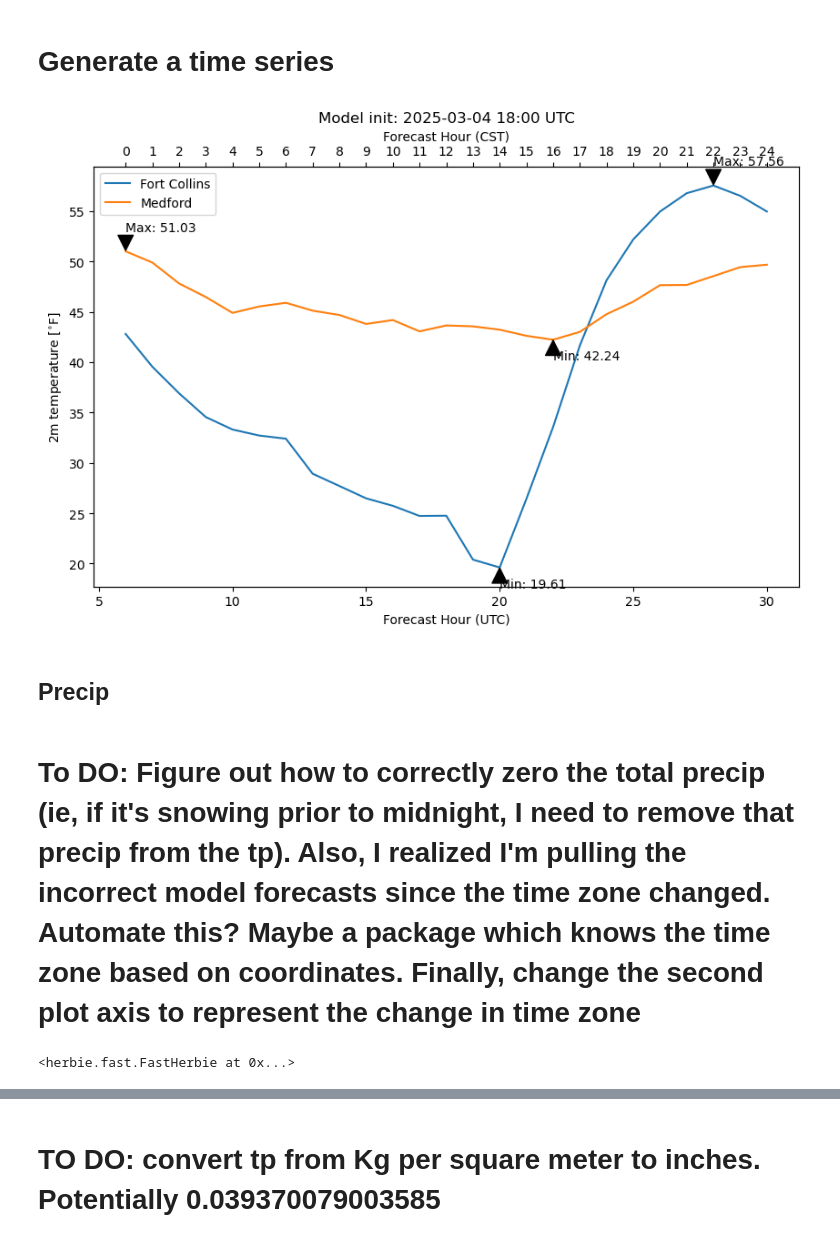
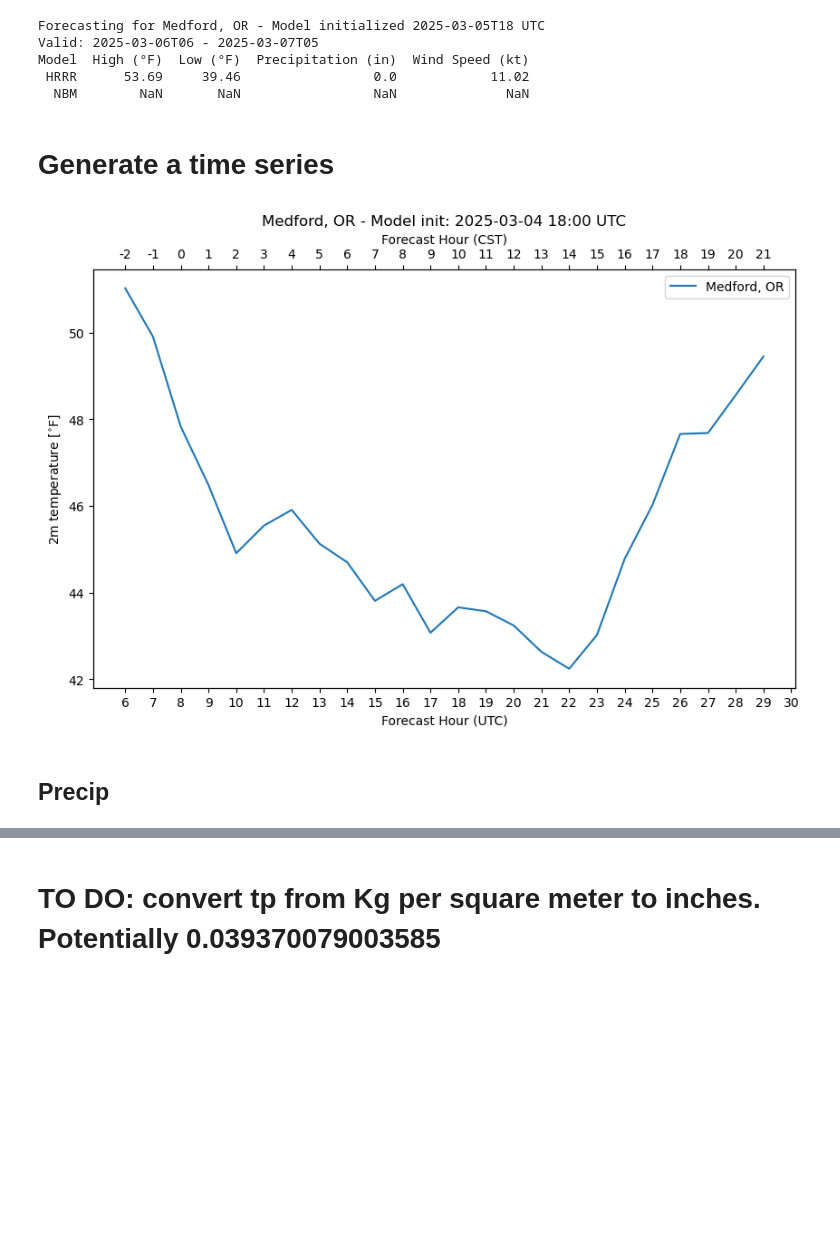
Before and after one commit to jameslarsonclimate/website, a Jupyter notebook: pull_NWP_data.ipynb, the cells around one changed output, grey strips where cells are left out. Drawn from its saved outputs; the diff is of its cells as text; code cells hidden in the pictures; blank space fills up the shorter version.

```diff
--- a/pull_NWP_data.ipynb
+++ b/pull_NWP_data.ipynb
@@ -90,3 +74,28 @@ plt.tight_layout()
+# %%
+# Create the title
+title = f"Forecasting for {cityName} - Model initialized {str(model_init)} UTC\nValid: {str(model_valid_times[0])} - {str(model_valid_times[-1])}"
+# {tomorrow.strftime('%B %d')} 06UTC - {day_after_tomorrow.strftime('%B %d')} 06UTC"
+
+# Create the table
+data = {
+    "Model": ["HRRR", "NBM"],
+    "High (°F)": [t2m_max_HRRR, np.nan],  # Replace np.nan with actual values if available
+    "Low (°F)": [t2m_min_HRRR, np.nan],   # Replace np.nan with actual values if available
+    "Precipitation (in)": [tp_max_HRRR, np.nan],  # Replace np.nan with actual values if available
+    "Wind Speed (kt)": [si10_max_HRRR, np.nan]  # Replace np.nan with actual values if available
+}
+
+df_forecast = pd.DataFrame(data).round(2)
+
+# Print the title and table without row numbers
+print(title)
+print(df_forecast.to_string(index=False))
+# %% [output]
+Forecasting for Medford, OR - Model initialized 2025-03-05T18 UTC
+Valid: 2025-03-06T06 - 2025-03-07T05
+Model  High (°F)  Low (°F)  Precipitation (in)  Wind Speed (kt)
+ HRRR      53.69     39.46                 0.0            11.02
+  NBM        NaN       NaN                 NaN              NaN
 # %% [markdown]
 # Generate a time series
 # %%
@@ -95,83 +104,55 @@ H = FastHerbie(
     [get_latest_forecast_cycle()],
     model="hrrr",
     product="sfc",
-    fxx=list(range(6, 31)),
+    fxx=list(range(6, 30)),
 )
-
-points = pd.DataFrame({"longitude": [-105.082396, -122.873062], # [Fort Collins, Medford, OR]
-                       "latitude": [40.548843, 42.368191],
-                       })
 
 t2m_ds = H.xarray("TMP:2 m above", backend_kwargs={'decode_times':False}
                   ).herbie.pick_points(points, method="nearest")
 
-t2m_ds
+t2m_ds = (t2m_ds['t2m'] - 273.15) * 1.8 + 32
 
-t2m_ds = (t2m_ds['t2m'] - 273.15) * 1.8 + 32
+# t2m_ds
 # %%
 # Create the plot
 fig, ax1 = plt.subplots(figsize=(10, 6))
 
 # Add title with datetime_index
-plt.title(f"Model init: {get_latest_forecast_cycle().strftime('%Y-%m-%d %H:%M')} UTC")
+plt.title(f"{cityName} - Model init: {get_latest_forecast_cycle().strftime('%Y-%m-%d %H:%M')} UTC")
 
-fort_collins = t2m_ds.sel(point=0).values
-city2 = t2m_ds.sel(point=1).values
+city2 = t2m_ds.sel(point=0).values
 
 # Plot on primary axis (UTC)
-ax1.plot(np.arange(6,31), fort_collins, label='Fort Collins')
-ax1.plot(np.arange(6,31), city2, label='Medford')
+ax1.plot(np.arange(6,30), city2, label=cityName)
 ax1.set_xlabel('Forecast Hour (UTC)')
 ax1.set_ylabel(r'2m temperature [$^{\circ}$F]')
+ax1.set_xticks(np.arange(6,31))
 
 # Create secondary x-axis for CST
 ax2 = ax1.twiny()
 cst_hours = np.arange(0,25)  # UTC-6
 ax2.set_xlim(ax1.get_xlim())
-ax2.set_xticks(np.arange(6,31))
-ax2.set_xticklabels([str(h-6) for h in range(6,31)])
+ax2.set_xticks(np.arange(6,30))
+ax2.set_xticklabels([str(h-8) for h in range(6,30)])
 ax2.set_xlabel('Forecast Hour (CST)')
 
-# Annotate max and min for Fort Collins
-max_fc = np.max(fort_collins)
-min_fc = np.min(fort_collins)
-max_fc_idx = np.argmax(fort_collins)
-min_fc_idx = np.argmin(fort_collins)
-
-plt.annotate(f'Max: {max_fc:.2f}', xy=(max_fc_idx + 6, max_fc), xytext=(max_fc_idx + 6, max_fc + 2),
-             arrowprops=dict(facecolor='black', shrink=0.05))
-plt.annotate(f'Min: {min_fc:.2f}', xy=(min_fc_idx + 6, min_fc), xytext=(min_fc_idx + 6, min_fc - 2),
-             arrowprops=dict(facecolor='black', shrink=0.05))
-
-# Annotate max and min for Wichita Falls
+# Annotate max and min for the city
 max_wf = np.max(city2)
 min_wf = np.min(city2)
 max_wf_idx = np.argmax(city2)
 min_wf_idx = np.argmin(city2)
 
-plt.annotate(f'Max: {max_wf:.2f}', xy=(max_wf_idx + 6, max_wf), xytext=(max_wf_idx + 6, max_wf + 2),
+plt.annotate(f'Max: {max_wf:.2f}', xy=(max_wf_idx + 6, max_wf), xytext=(max_wf_idx + 6, max_wf - 2),
              arrowprops=dict(facecolor='black', shrink=0.05))
-plt.annotate(f'Min: {min_wf:.2f}', xy=(min_wf_idx + 6, min_wf), xytext=(min_wf_idx + 6, min_wf - 2),
+plt.annotate(f'Min: {min_wf:.2f}', xy=(min_wf_idx + 6, min_wf), xytext=(min_wf_idx + 6, min_wf + 2),
              arrowprops=dict(facecolor='black', shrink=0.05))
 
 
 # Add legend
 ax1.legend()
 
 plt.show()
 # %% [output]
-[figure, old version]
+[figure, new version]
 # %% [markdown]
 ## Precip
-# %% [markdown]
-# To DO: Figure out how to correctly zero the total precip (ie, if it's snowing prior to midnight, I need to remove that precip from the tp). Also, I realized I'm pulling the incorrect model forecasts since the time zone changed. Automate this? Maybe a package which knows the time zone based on coordinates. Finally, change the second plot axis to represent the change in time zone
-# %%
-H = FastHerbie(
-    [get_latest_forecast_cycle()],
-    model="hrrr",
-    product="sfc",
-    fxx=list(range(6, 31)),
-)
-H
-# %% [output]
-<herbie.fast.FastHerbie at 0x...>
```
Also changed, not shown: parts of 12 cells of this notebook, 4 other files.
